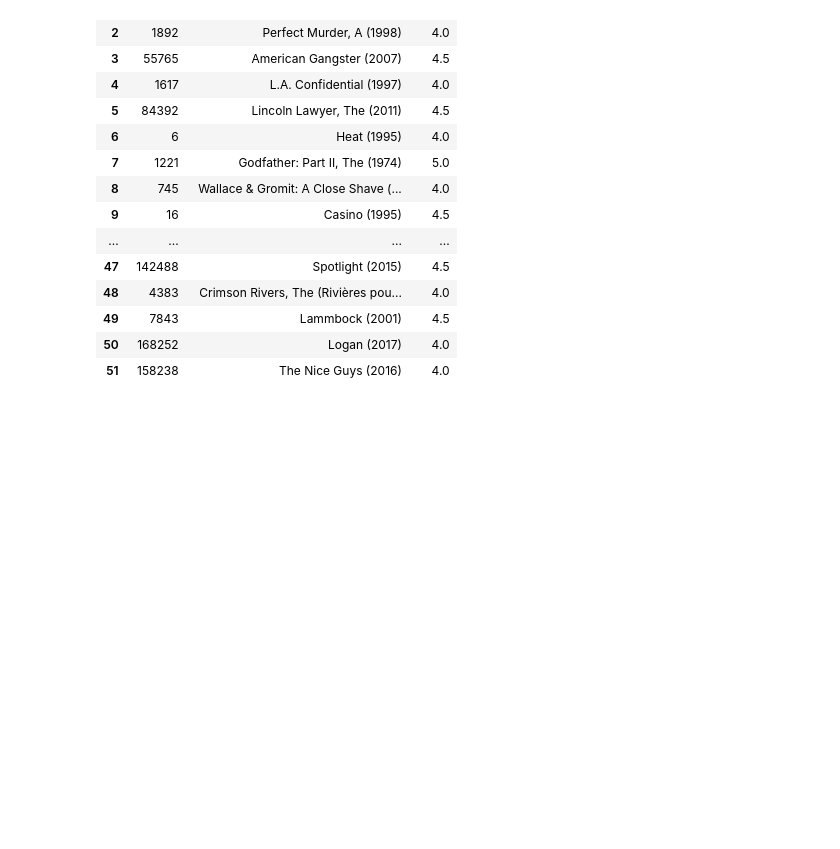
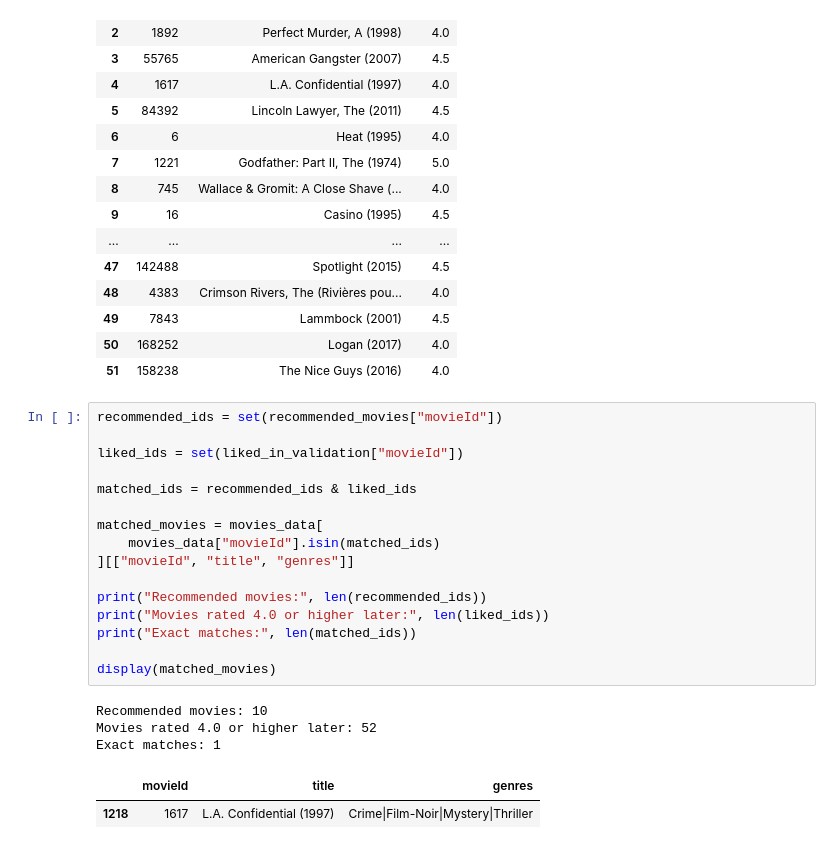
Before and after one commit to AnkitJha06/Movie-recommendation, a Jupyter notebook: movie.ipynb, the cells around one changed output. Saved outputs shown, nothing was run; the diff lists cells and outputs as text; blank space fills up the shorter version.

```diff
--- a/movie.ipynb
+++ b/movie.ipynb
@@ -697,3 +697,25 @@ Movies rated 4.0 or higher in validation:
 | 49 | 7843 | Lammbock (2001) | 4.5 |
 | 50 | 168252 | Logan (2017) | 4.0 |
 | 51 | 158238 | The Nice Guys (2016) | 4.0 |
+# %%
+recommended_ids = set(recommended_movies["movieId"])
+
+liked_ids = set(liked_in_validation["movieId"])
+
+matched_ids = recommended_ids & liked_ids
+
+matched_movies = movies_data[
+    movies_data["movieId"].isin(matched_ids)
+][["movieId", "title", "genres"]]
+
+print("Recommended movies:", len(recommended_ids))
+print("Movies rated 4.0 or higher later:", len(liked_ids))
+print("Exact matches:", len(matched_ids))
+
+display(matched_movies)
+# %% [output]
+Recommended movies: 10
+Movies rated 4.0 or higher later: 52
+Exact matches: 1
+|  | movieId | title | genres |
+| 1218 | 1617 | L.A. Confidential (1997) | Crime|Film-Noir|Mystery|Thriller |
```
